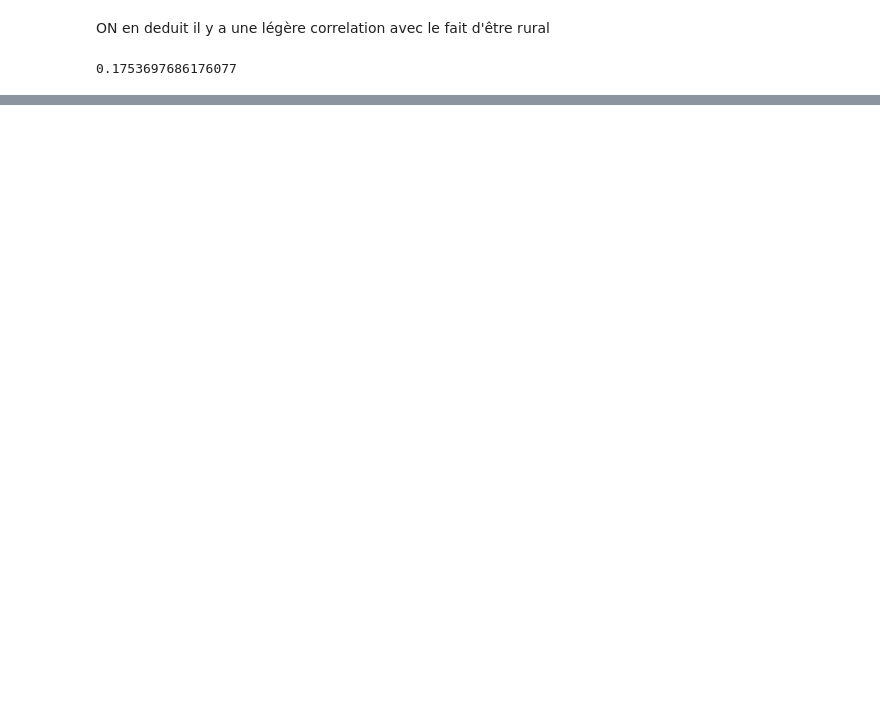
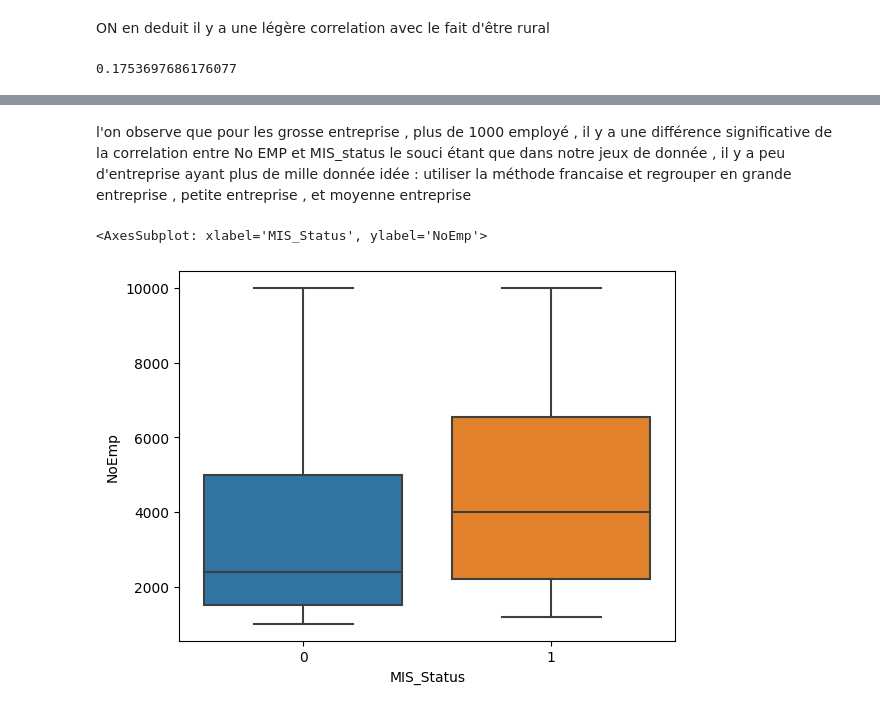
Before and after one commit to Abdellah-R/Projet_Classification, a Jupyter notebook: analyse.ipynb, the cells around one changed output, grey strips where cells are left out. Drawn from its saved outputs; the diff is of its cells as text; code cells hidden in the pictures; blank space fills up the shorter version.

```diff
--- a/analyse.ipynb
+++ b/analyse.ipynb
@@ -124,0 +129,2 @@ df.MIS_Status.sum()/total
+# %%
+dfgros = df[df["NoEmp"]>1000]
@@ -124,0 +143,9 @@ df.MIS_Status.sum()/total
+# %% [markdown]
+l'on observe que pour les grosse entreprise , plus de 1000 employé , il y a une différence significative de la correlation entre No EMP et MIS_status
+le souci étant que dans notre jeux de donnée , il y a peu d'entreprise ayant plus de mille donnée
+idée : utiliser la méthode francaise et regrouper en grande entreprise , petite entreprise , et moyenne entreprise
+# %%
+sns.boxplot(x=dfgros.MIS_Status , y = dfgros.NoEmp)
+# %% [output]
+<AxesSubplot: xlabel='MIS_Status', ylabel='NoEmp'>
+[figure, added]
```
Also changed, not shown: parts of 34 cells of this notebook, 1 other file.
